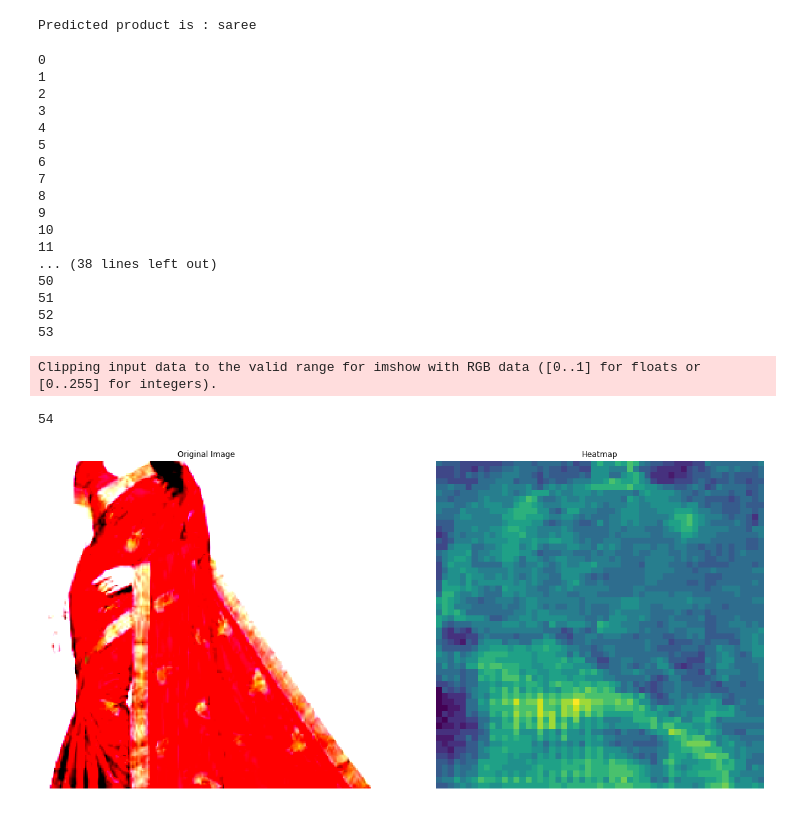
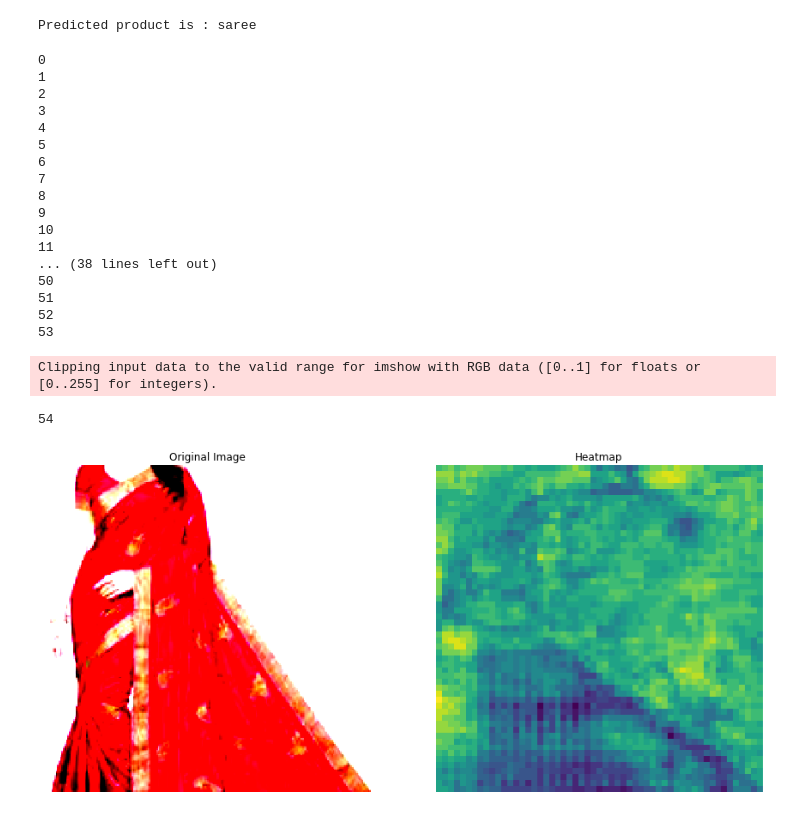
Before and after one commit to anushkayadav/TM-Task, a Jupyter notebook: Product_Classification.ipynb, the cells around one changed output. Saved outputs shown, nothing was run; the diff lists cells and outputs as text; code cells hidden in the pictures.

```diff
--- a/Product_Classification.ipynb
+++ b/Product_Classification.ipynb
@@ -331,0 +333,4 @@ criterion_transfer = checkpoint['losslogger']
+# %%
+# train the model
+n_epochs=50
+model_transfer = train(n_epochs, loaders_transfer, model_transfer, optimizer_transfer, criterion_transfer, use_cuda, 'model_transfer.pt')
@@ -543,25 +570,25 @@ myimg = transform(file1).unsqueeze(0)
 # %%
 #true_image=file
 # %%
-myheatmap = make_heatmap(myimg,file, 0, 8, 4)  # Extremely slow
+myheatmap = make_heatmap(myimg,file, 1, 8, 4)  # Extremely slow
 # %% [output]
 0
 1
 2
 3
 4
 5
 6
 7
 8
 9
 10
 11
 ... (38 lines left out)
 50
 51
 52
 53
 Clipping input data to the valid range for imshow with RGB data ([0..1] for floats or [0..255] for integers).
 54
-[figure, old version]
+[figure, new version]
```
Also changed, not shown: parts of 19 cells of this notebook.
